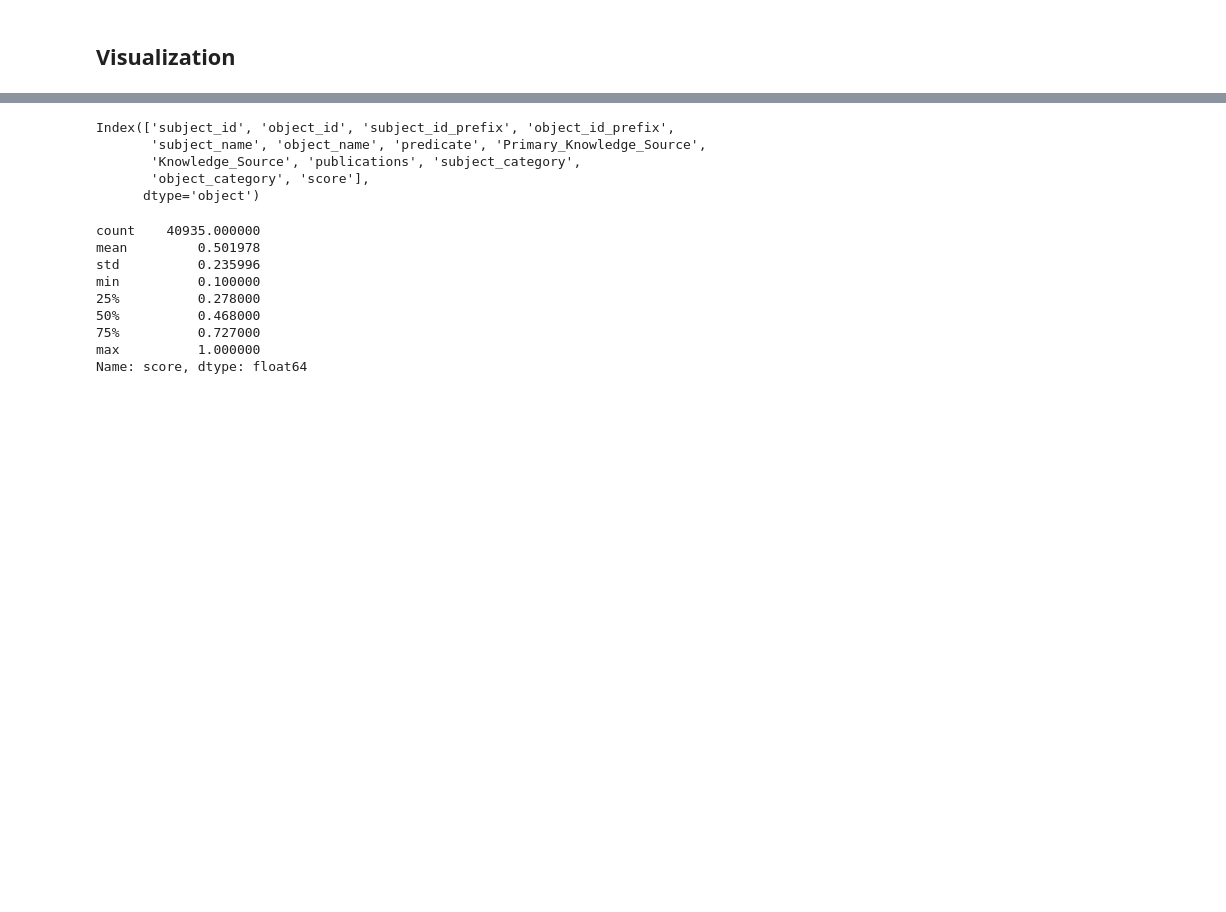
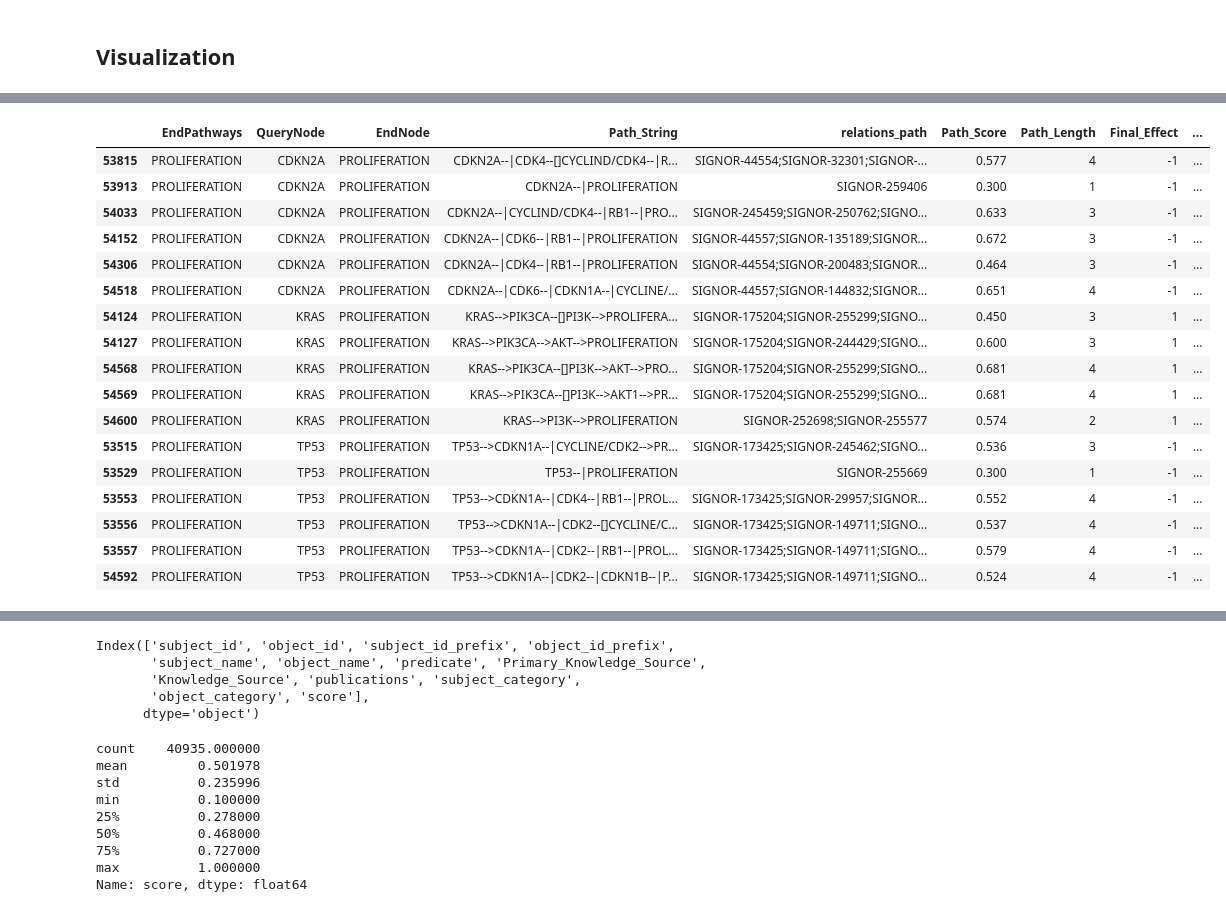
Before and after one commit to IlyaLab/BNMPy, a Jupyter notebook: knowledge_graph.ipynb, the cells around one changed output, grey strips where cells are left out. Saved outputs shown, nothing was run; the diff lists cells and outputs as text; code cells hidden in the pictures; blank space fills up the shorter version.

```diff
--- a/knowledge_graph.ipynb
+++ b/knowledge_graph.ipynb
@@ -149,11 +157,8 @@ TP53 = (!IKBKB & !SRC & !RNF43) | (IKBKB & !SRC & !RNF43) | (IKBKB & SRC & !RNF4
 ## Combining KG knowledge graphs
 # %%
 # load the Vundavalli KG
-from BNMPy import booleanNetwork as bn
-from BNMPy import BMatrix
-
-file = 'input_files/pancreatic_vundavilli_2020_fig3.txt'
-network = BMatrix.load_network_from_file(file)
+file = './input_files/Vundavilli2020_standardized.txt'
+network = BNMPy.load_network_from_file(file)
 genes = network.nodeDict.keys()
 print(f"number of genes: {len(genes)}")
 genes
@@ -190,6 +190,0 @@ STK11 = STK11
-# %%
-file = 'input_files/Vundavilli2020_standardized.txt'
-network_std = BMatrix.load_network_from_file(file)
-genes = network_std.nodeDict.keys()
-print(f"number of genes: {len(genes)}")
-print(genes)
@@ -261,0 +267,6 @@ kg_graph.html
+# %%
+import pandas as pd
+file_path = 'KG_files/significant_paths_to_phenotypes.txt'
+df = pd.read_csv(file_path, sep='\t')
+print(f'There are {df["EndNode"].nunique()} phenotypes')
+print(f'There are {df["QueryNode"].nunique()} genes')
@@ -261,0 +296,58 @@ kg_graph.html
+# %%
+def proxpath(genes, phenotypes = ['APOPTOSIS', 'DIFFERENTIATION', 'PROLIFERATION'], file_path = 'KG_files/significant_paths_to_phenotypes.txt'):
+    # Load the ProxPath file
+    df = pd.read_csv(file_path, sep='\t')
+
+    # Function to find the closest gene to the EndNode
+    def closest_gene(path_string, genes):
+        # Split the path into components and reverse it (to start from the EndNode)
+        components = path_string.split('--')[::-1]
+        for component in components:
+            # Check if the component contains any of the genes
+            for gene in genes:
+                if gene in component:
+                    return gene
+        return None
+
+    # Filter rows first
+    filtered_df = df[df['QueryNode'].isin(genes) & df['EndNode'].isin(phenotypes)].copy()
+
+    # Apply the function to each row in the filtered DataFrame
+    filtered_df['Closest_Gene'] = filtered_df.apply(lambda row: closest_gene(row['Path_String'], genes), axis=1)
+
+    # Filter rows where QueryNode is the closest gene to the EndNode
+    pheno_df = filtered_df[filtered_df['QueryNode'] == filtered_df['Closest_Gene']]
+    pheno_df = pheno_df.drop(columns=['Closest_Gene'])
+
+    # sort by EndNode and QueryNode
+    pheno_df = pheno_df.sort_values(by=['EndNode', 'QueryNode'])
+
+    # remove rows where Final_Effect is 0
+    pheno_df = pheno_df[pheno_df['Final_Effect'] != 0]
+
+    # save the filtered data to a new file
+    # pheno_df.to_csv('Phenotypes.txt', sep='\t', index=False)
+
+    return pheno_df
+
+pheno_df = proxpath(genes = ['KRAS', 'GNAS', 'TP53', 'SMAD4', 'CDKN2A', 'RNF43'], phenotypes = ['PROLIFERATION'])
+pheno_df
+# %% [output]
+|  | EndPathways | QueryNode | EndNode | Path_String | relations_path | Path_Score | Path_Length | Final_Effect | ... |
+| 53815 | PROLIFERATION | CDKN2A | PROLIFERATION | CDKN2A--|CDK4--[]CYCLIND/CDK4--|R... | SIGNOR-44554;SIGNOR-32301;SIGNOR-... | 0.577 | 4 | -1 | ... |
+| 53913 | PROLIFERATION | CDKN2A | PROLIFERATION | CDKN2A--|PROLIFERATION | SIGNOR-259406 | 0.300 | 1 | -1 | ... |
+| 54033 | PROLIFERATION | CDKN2A | PROLIFERATION | CDKN2A--|CYCLIND/CDK4--|RB1--|PRO... | SIGNOR-245459;SIGNOR-250762;SIGNO... | 0.633 | 3 | -1 | ... |
+| 54152 | PROLIFERATION | CDKN2A | PROLIFERATION | CDKN2A--|CDK6--|RB1--|PROLIFERATION | SIGNOR-44557;SIGNOR-135189;SIGNOR... | 0.672 | 3 | -1 | ... |
+| 54306 | PROLIFERATION | CDKN2A | PROLIFERATION | CDKN2A--|CDK4--|RB1--|PROLIFERATION | SIGNOR-44554;SIGNOR-200483;SIGNOR... | 0.464 | 3 | -1 | ... |
+| 54518 | PROLIFERATION | CDKN2A | PROLIFERATION | CDKN2A--|CDK6--|CDKN1A--|CYCLINE/... | SIGNOR-44557;SIGNOR-144832;SIGNOR... | 0.651 | 4 | -1 | ... |
+| 54124 | PROLIFERATION | KRAS | PROLIFERATION | KRAS-->PIK3CA--[]PI3K-->PROLIFERA... | SIGNOR-175204;SIGNOR-255299;SIGNO... | 0.450 | 3 | 1 | ... |
+| 54127 | PROLIFERATION | KRAS | PROLIFERATION | KRAS-->PIK3CA-->AKT-->PROLIFERATION | SIGNOR-175204;SIGNOR-244429;SIGNO... | 0.600 | 3 | 1 | ... |
+| 54568 | PROLIFERATION | KRAS | PROLIFERATION | KRAS-->PIK3CA--[]PI3K-->AKT-->PRO... | SIGNOR-175204;SIGNOR-255299;SIGNO... | 0.681 | 4 | 1 | ... |
+| 54569 | PROLIFERATION | KRAS | PROLIFERATION | KRAS-->PIK3CA--[]PI3K-->AKT1-->PR... | SIGNOR-175204;SIGNOR-255299;SIGNO... | 0.681 | 4 | 1 | ... |
+| 54600 | PROLIFERATION | KRAS | PROLIFERATION | KRAS-->PI3K-->PROLIFERATION | SIGNOR-252698;SIGNOR-255577 | 0.574 | 2 | 1 | ... |
+| 53515 | PROLIFERATION | TP53 | PROLIFERATION | TP53-->CDKN1A--|CYCLINE/CDK2-->PR... | SIGNOR-173425;SIGNOR-245462;SIGNO... | 0.536 | 3 | -1 | ... |
+| 53529 | PROLIFERATION | TP53 | PROLIFERATION | TP53--|PROLIFERATION | SIGNOR-255669 | 0.300 | 1 | -1 | ... |
+| 53553 | PROLIFERATION | TP53 | PROLIFERATION | TP53-->CDKN1A--|CDK4--|RB1--|PROL... | SIGNOR-173425;SIGNOR-29957;SIGNOR... | 0.552 | 4 | -1 | ... |
+| 53556 | PROLIFERATION | TP53 | PROLIFERATION | TP53-->CDKN1A--|CDK2--[]CYCLINE/C... | SIGNOR-173425;SIGNOR-149711;SIGNO... | 0.537 | 4 | -1 | ... |
+| 53557 | PROLIFERATION | TP53 | PROLIFERATION | TP53-->CDKN1A--|CDK2--|RB1--|PROL... | SIGNOR-173425;SIGNOR-149711;SIGNO... | 0.579 | 4 | -1 | ... |
+| 54592 | PROLIFERATION | TP53 | PROLIFERATION | TP53-->CDKN1A--|CDK2--|CDKN1B--|P... | SIGNOR-173425;SIGNOR-149711;SIGNO... | 0.524 | 4 | -1 | ... |
```
Also changed, not shown: parts of 30 cells of this notebook, 8 other files.
